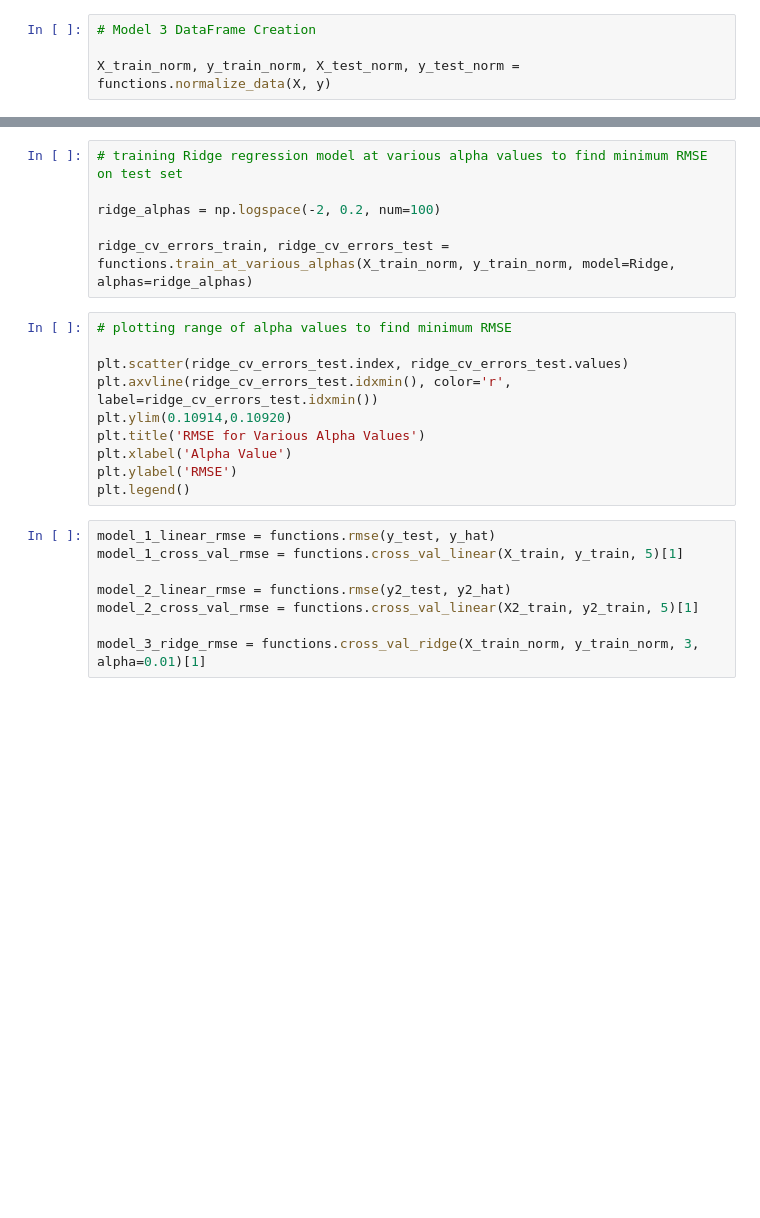
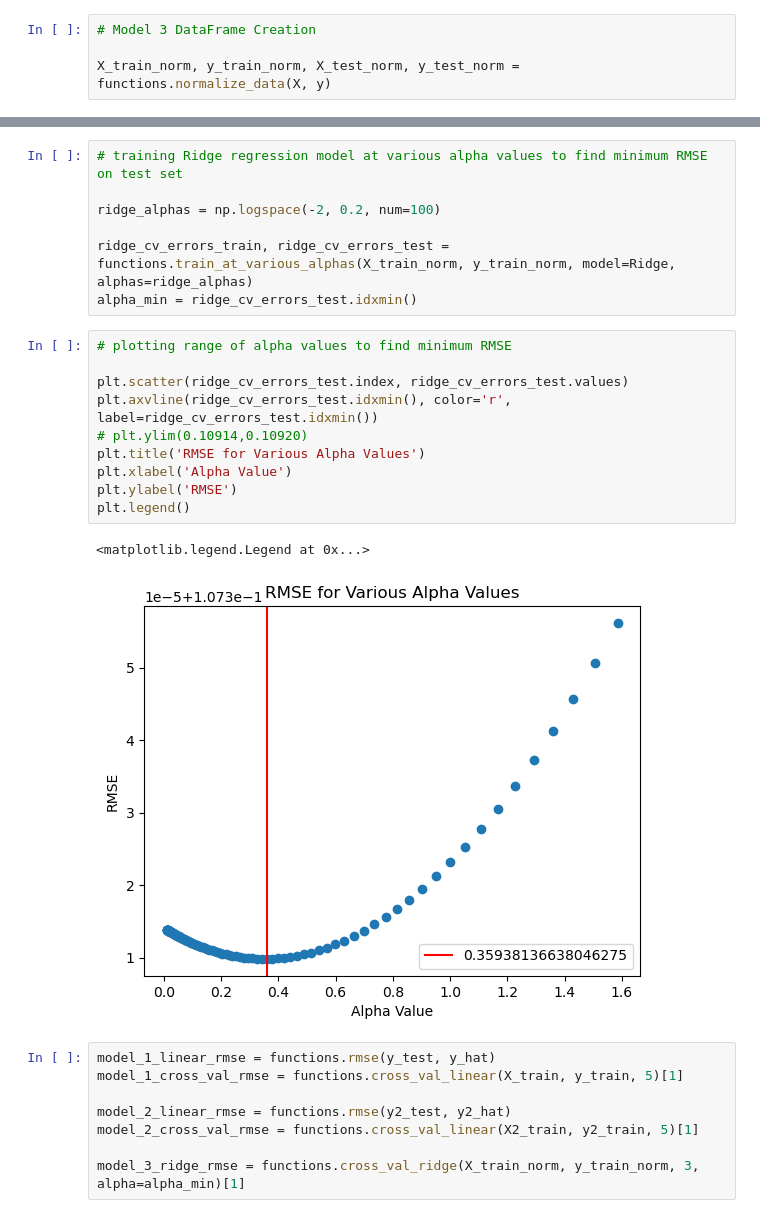
Before and after one commit to c21matthewm/linear_regression_case_study, a Jupyter notebook: notebook.ipynb, the cells around one changed output, grey strips where cells are left out. Drawn from its saved outputs; the diff is of its cells as text; blank space fills up the shorter version.

```diff
--- a/notebook.ipynb
+++ b/notebook.ipynb
@@ -114,16 +187,20 @@ functions.cross_val_ridge(X_train_norm, y_train_norm, 3, alpha=0.01)
 ridge_alphas = np.logspace(-2, 0.2, num=100)
 
 ridge_cv_errors_train, ridge_cv_errors_test = functions.train_at_various_alphas(X_train_norm, y_train_norm, model=Ridge, alphas=ridge_alphas)
+alpha_min = ridge_cv_errors_test.idxmin()
 # %%
 # plotting range of alpha values to find minimum RMSE
 
 plt.scatter(ridge_cv_errors_test.index, ridge_cv_errors_test.values)
 plt.axvline(ridge_cv_errors_test.idxmin(), color='r', label=ridge_cv_errors_test.idxmin())
-plt.ylim(0.10914,0.10920)
+# plt.ylim(0.10914,0.10920)
 plt.title('RMSE for Various Alpha Values')
 plt.xlabel('Alpha Value')
 plt.ylabel('RMSE')
 plt.legend()
+# %% [output]
+<matplotlib.legend.Legend at 0x...>
+[figure, added]
 # %%
 model_1_linear_rmse = functions.rmse(y_test, y_hat)
 model_1_cross_val_rmse = functions.cross_val_linear(X_train, y_train, 5)[1]
@@ -131,7 +208,7 @@ model_1_cross_val_rmse = functions.cross_val_linear(X_train, y_train, 5)[1]
 model_2_linear_rmse = functions.rmse(y2_test, y2_hat)
 model_2_cross_val_rmse = functions.cross_val_linear(X2_train, y2_train, 5)[1]
 
-model_3_ridge_rmse = functions.cross_val_ridge(X_train_norm, y_train_norm, 3, alpha=0.01)[1]
+model_3_ridge_rmse = functions.cross_val_ridge(X_train_norm, y_train_norm, 3, alpha=alpha_min)[1]
 # %%
 testing = pd.DataFrame([model_1_linear_rmse, model_1_cross_val_rmse, model_2_linear_rmse, model_2_linear_rmse, model_3_ridge_rmse])
 testing.rename(index={0:'model_1_linear_rmse', 1:'model_1_cross_val_rmse', 2:'model_2_linear_rmse', 3:'model_2_cross_val_rmse', 4:'model_3_ridge_rmse'}, columns={0: 'RMSE'}, inplace=True)
```
Also changed, not shown: parts of 14 cells of this notebook.
